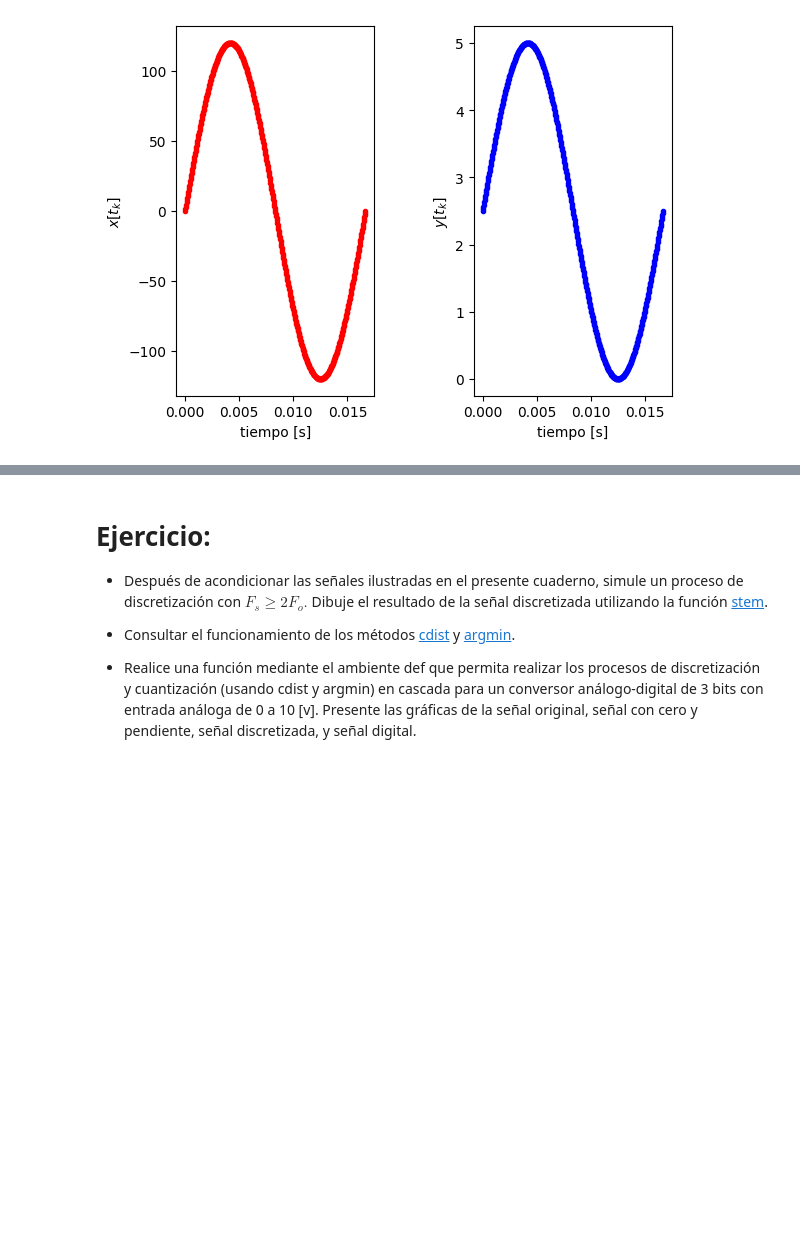
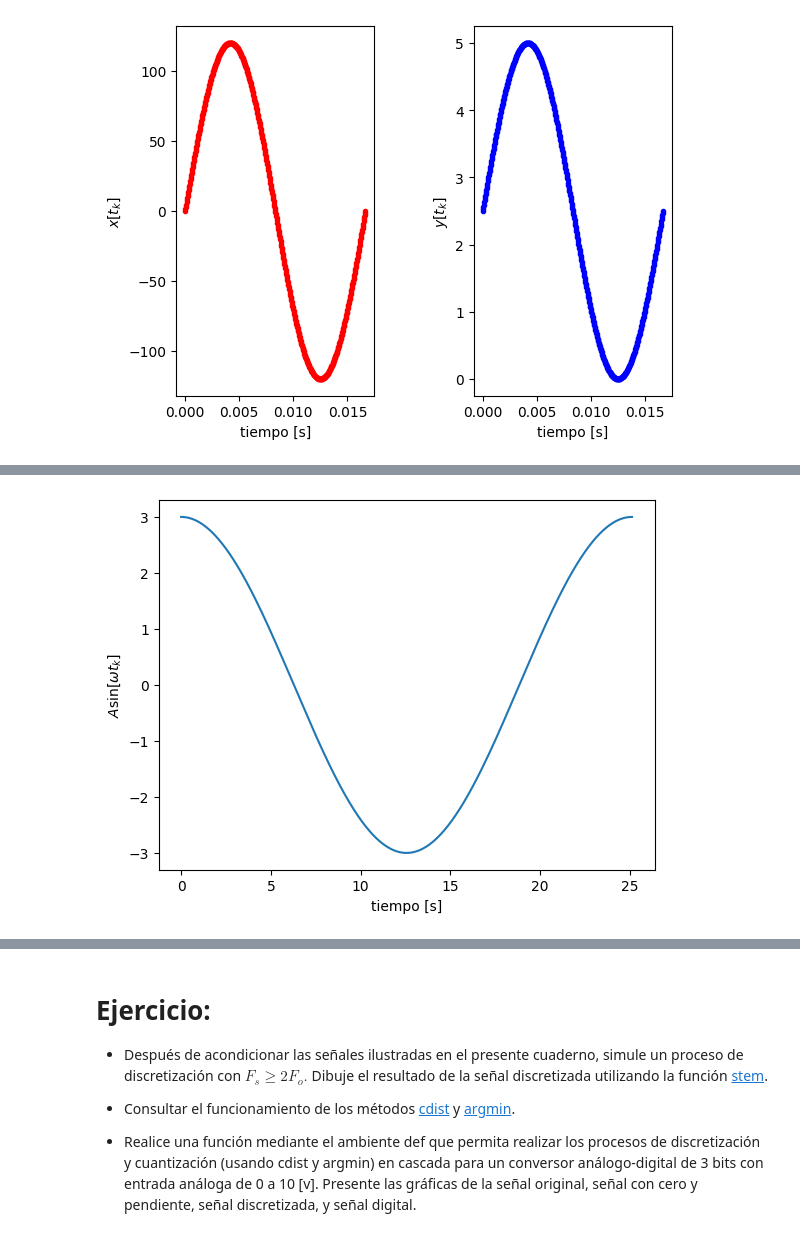
Before and after one commit to RafaelTorresCH/senalesysistemas_, a Jupyter notebook: INTROdigitales.ipynb, the cells around one changed output, grey strips where cells are left out. Drawn from its saved outputs; the diff is of its cells as text; code cells hidden in the pictures; blank space fills up the shorter version.

```diff
--- a/INTROdigitales.ipynb
+++ b/INTROdigitales.ipynb
@@ -327,0 +348,19 @@ plt.show()
+# %%
+#para el nuevo coseno 2
+K = 200 # número de muestras
+T_2 = 8*np.pi # periodo función cos
+A = 3 # amplitud
+ti = 0 #tiempo inicial
+tf = T_2 #tiempo final
+fs = 500 # frecuencia muestreo
+Ts = 1/fs # periodo muestreo
+w2 = (2*np.pi)/(T_2) # frecuecia angular
+tv2 = np.arange(ti,tf, Ts) #vector de datos en tiempo
+xv2 = A * np.cos(w2*tv2) #vector de amplitud
+
+plt.plot(tv2,xv2)
+plt.xlabel('tiempo [s]')
+plt.ylabel('$A\sin[\omega t_k]$')
+plt.show()
+# %% [output]
+[figure, added]
```
Also changed, not shown: parts of 8 cells of this notebook.
